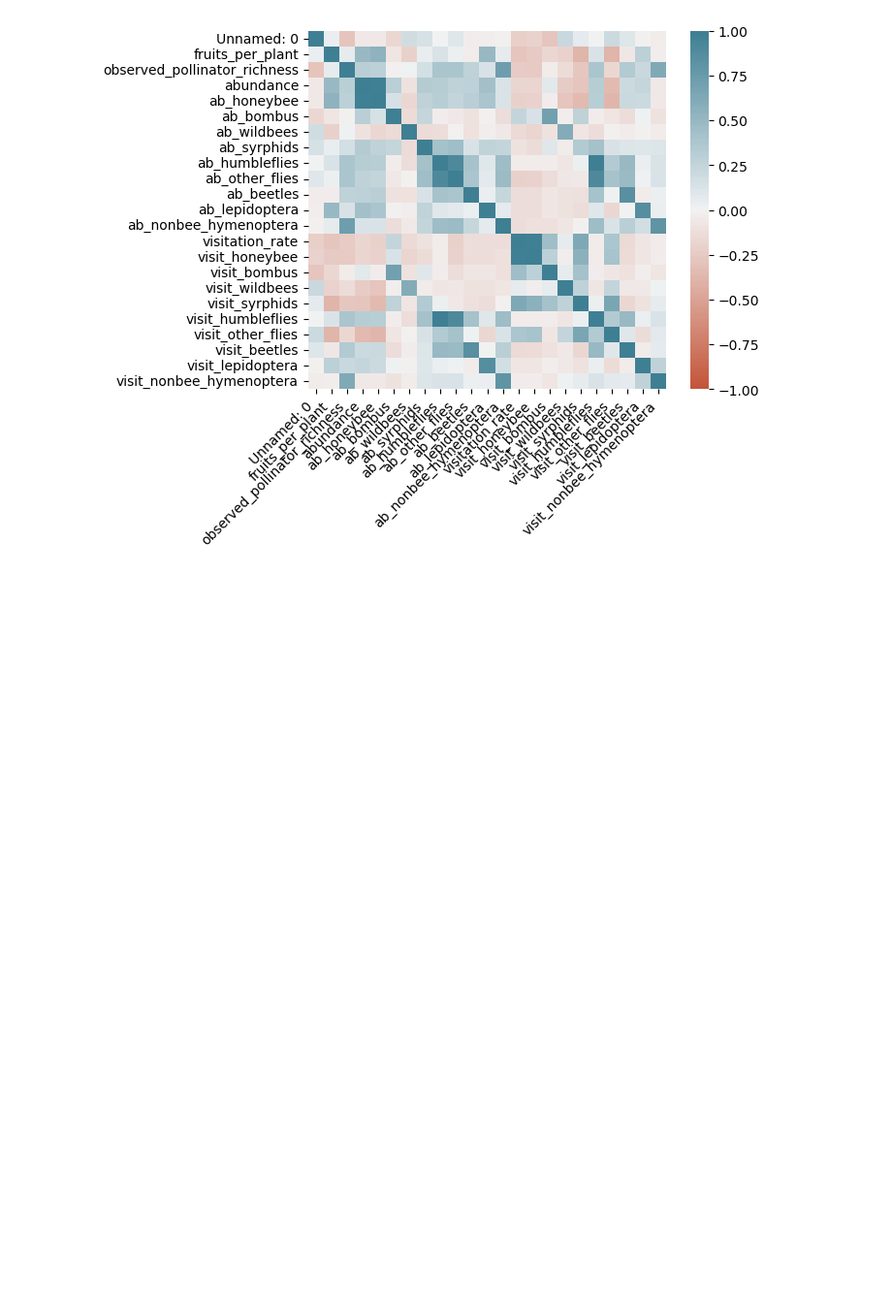
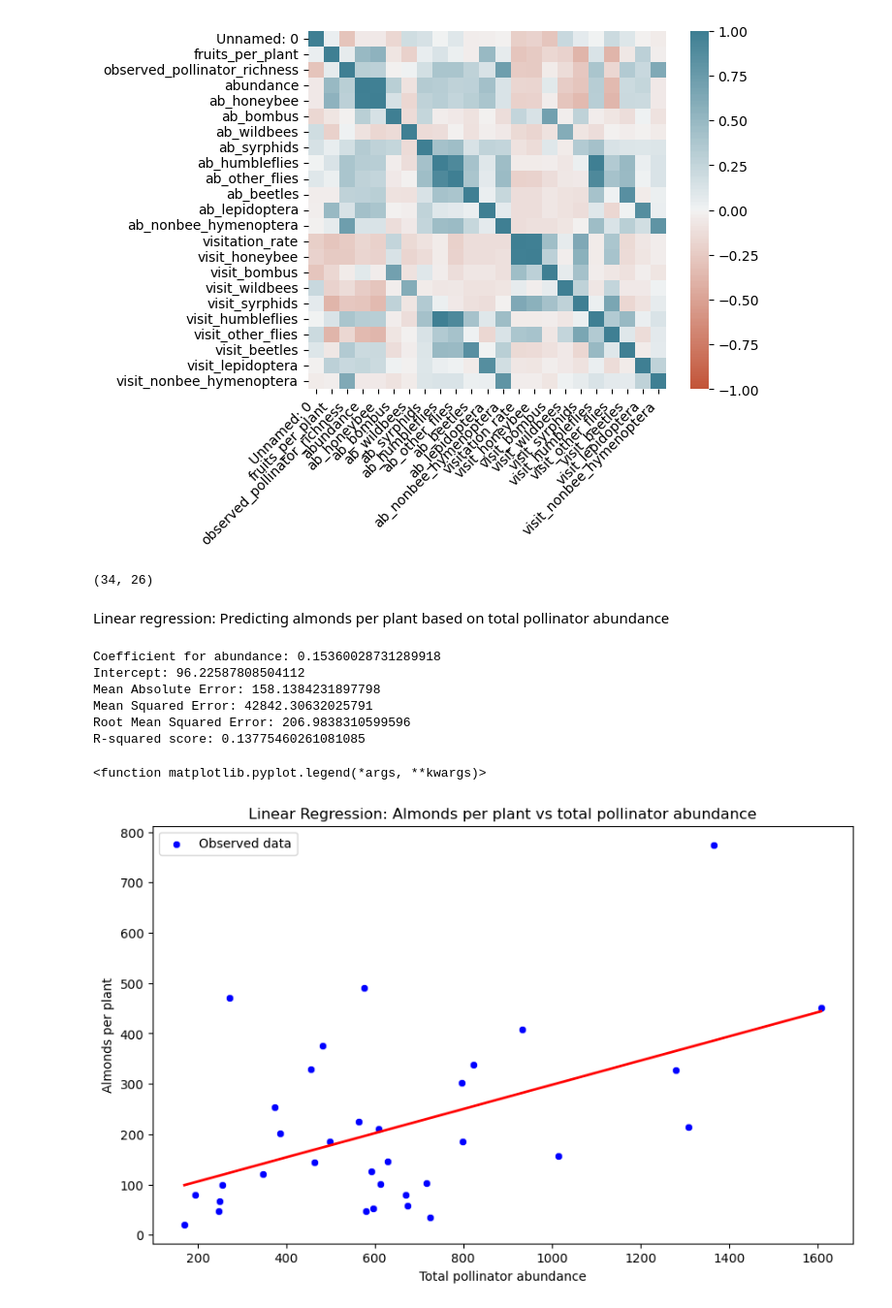
Before and after one commit to Paul-Sabin/BeeSharing, a Jupyter notebook: Almond.ipynb, the cells around one changed output. Shown at 97% size. Saved outputs shown, nothing was run; the diff lists cells and outputs as text; code cells hidden in the pictures; blank space fills up the shorter version.

Commit message:
testing function

```diff
--- a/Almond.ipynb
+++ b/Almond.ipynb
@@ -55,3 +55,72 @@ visit_lepidoptera               0.291185
 visit_nonbee_hymenoptera       -0.030989
 Name: fruits_per_plant, dtype: float64
 [figure]
+# %%
+# Remove rows where 'fruits per plant' column has missing values
+df_almond = df_almond.dropna(subset=['fruits_per_plant'])
+df_almond.shape
+# %% [output]
+(34, 26)
+# %% [markdown]
+Linear regression: Predicting almonds per plant based on total pollinator abundance
+# %%
+# Prepare the data
+X = df_almond[['abundance']]  # Feature matrix
+y = df_almond['fruits_per_plant']  # Target variable
+
+# Split the data into training and testing sets
+X_train, X_test, y_train, y_test = train_test_split(X, y, test_size=0.2, random_state=42)
+
+# Create the linear regression model
+model = LinearRegression()
+
+# Train the model
+model.fit(X_train, y_train)
+
+# Predict 'yield2' values for the test set
+y_pred = model.predict(X_test)
+
+# Calculate the mean squared error of the model
+mae = mean_absolute_error(y_test, y_pred)
+mse = mean_squared_error(y_test, y_pred)
+rmse = mean_squared_error(y_test, y_pred, squared=False)
+R2 = r2_score(y_test, y_pred)
+
+# Print the model's coefficient and the mean squared error
+print("Coefficient for abundance:", model.coef_[0])
+print("Intercept:", model.intercept_)
+print("Mean Absolute Error:", mae)
+print("Mean Squared Error:", mse)
+print("Root Mean Squared Error:", rmse)
+print("R-squared score:", R2)
+# %% [output]
+Coefficient for abundance: 0.15360028731289918
+Intercept: 96.22587808504112
+Mean Absolute Error: 158.1384231897798
+Mean Squared Error: 42842.30632025791
+Root Mean Squared Error: 206.9838310599596
+R-squared score: 0.13775460261081085
+# %%
+# Train the model on the entire dataset for visualization purposes
+model = LinearRegression()
+model.fit(X, y)  # X is your feature matrix for 'abundance', y is 'fruits per plant'
+
+# Predict 'fruits per plant' using the model for a range of 'abundance' values
+X_fit = np.linspace(X.min(), X.max(), 100).reshape(-1, 1)  # Generate a range of values within your dataset's range
+y_fit = model.predict(X_fit)  # Predict 'fruits per plant' for the generated range of 'abundance'
+
+# Plot the observed data points
+plt.figure(figsize=(10, 6))
+sns.scatterplot(x=X['abundance'], y=y, color='blue', label='Observed data')
+
+# Plot the regression line
+plt.plot(X_fit, y_fit, color='red', linewidth=2, label='Regression line')
+
+# Customize the plot
+plt.xlabel('Total pollinator abundance')
+plt.ylabel('Almonds per plant')
+plt.title('Linear Regression: Almonds per plant vs total pollinator abundance')
+plt.legend
+# %% [output]
+<function matplotlib.pyplot.legend(*args, **kwargs)>
+[figure, added]
```
Also changed, not shown: parts of 2 cells of this notebook.
